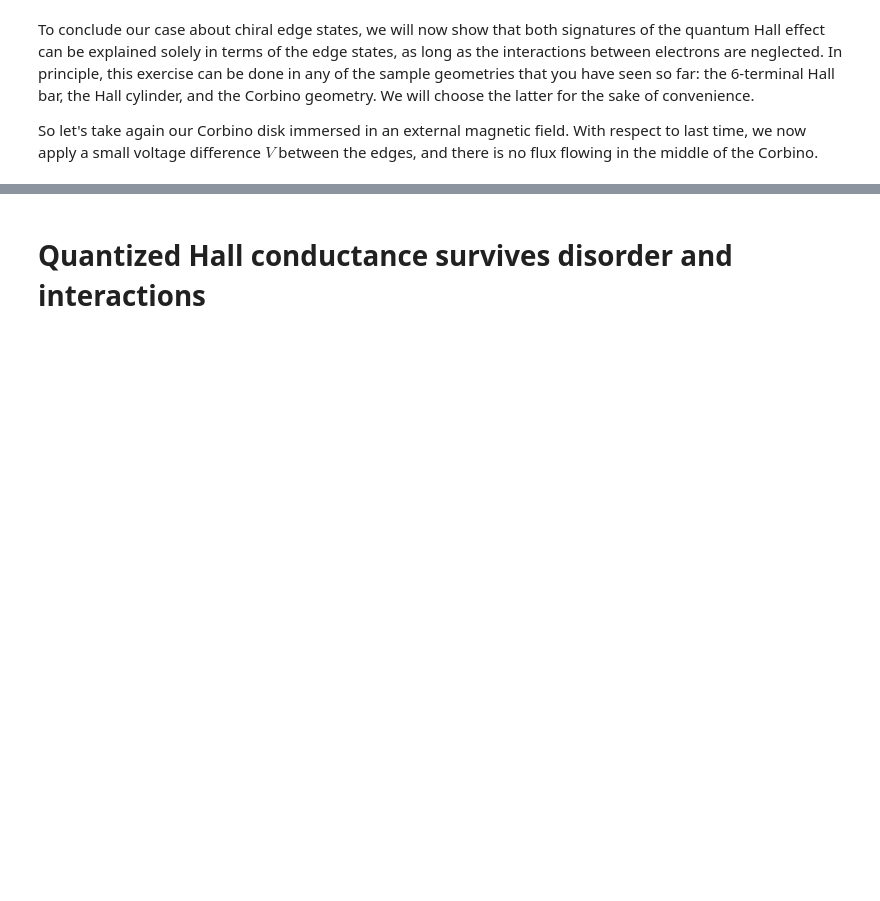
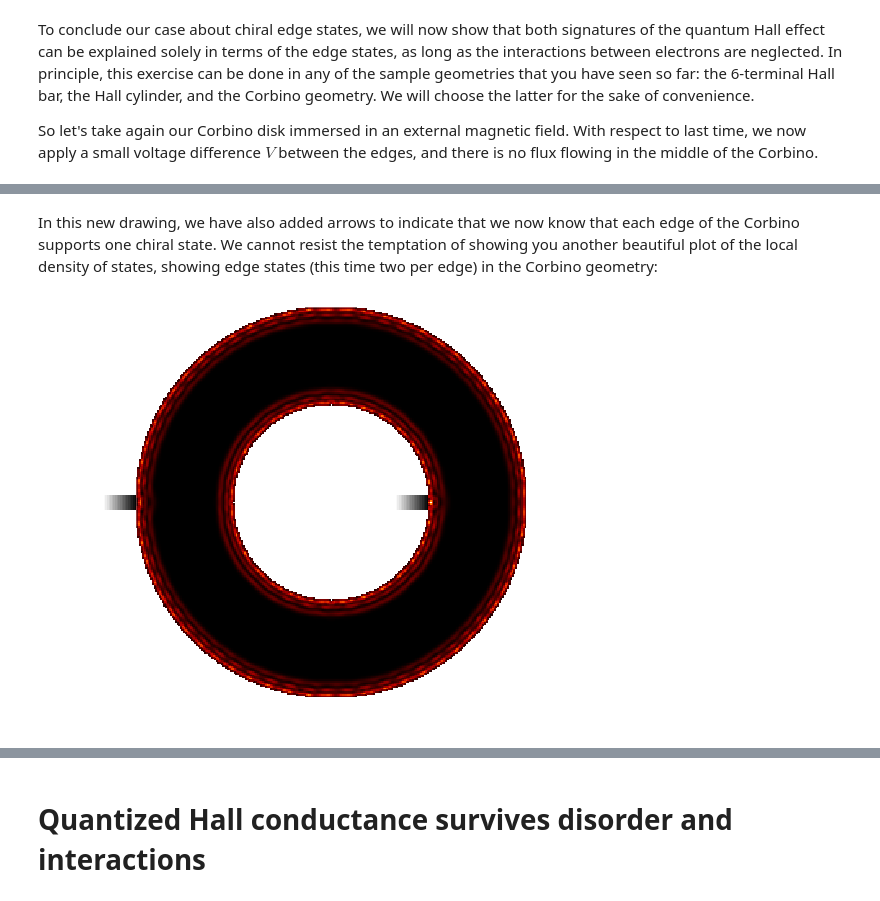
Before and after one commit to topocm/topocm_content, a Jupyter notebook: w3_pump_QHE/QHEedgestates.ipynb, the cells around one changed output, grey strips where cells are left out. Drawn from its saved outputs; the diff is of its cells as text; code cells hidden in the pictures; blank space fills up the shorter version.

```diff
--- a/w3_pump_QHE/QHEedgestates.ipynb
+++ b/w3_pump_QHE/QHEedgestates.ipynb
@@ -362,4 +358,18 @@ To conclude our case about chiral edge states, we will now show that both signat
 So let's take again our Corbino disk immersed in an external magnetic field. With respect to last time, we now apply a small voltage difference $V$ between the edges, and there is no flux flowing in the middle of the Corbino.
 # %% [markdown]
 ![](figures/corbino_voltage.png)
+# %% [markdown]
+In this new drawing, we have also added arrows to indicate that we now know that each edge of the Corbino supports one chiral  state. We cannot resist the temptation of showing you another beautiful plot of the local density of states, showing edge states (this time two per edge) in the Corbino geometry:
+# %%
+W = 60
+par = SimpleNamespace(t=1, mu = 0.9, mu_lead=0.9, B=0.15, phi=0.0)
+sys = qhe_corbino(2*W, W)
+ldos = kwant.ldos(sys, energy=0.0, args=[par])
+# %%
+fig = plt.figure(figsize=[12, 12])
+ax = fig.add_subplot(1,2,1)
+ax.axis('off')
+kwant.plotter.map(sys, ldos, num_lead_cells=20, colorbar=False, ax=ax)
+# %% [output]
+[figure, added]
 # %% [markdown]
```
Also changed, not shown: parts of 14 cells of this notebook, 1 other file.
